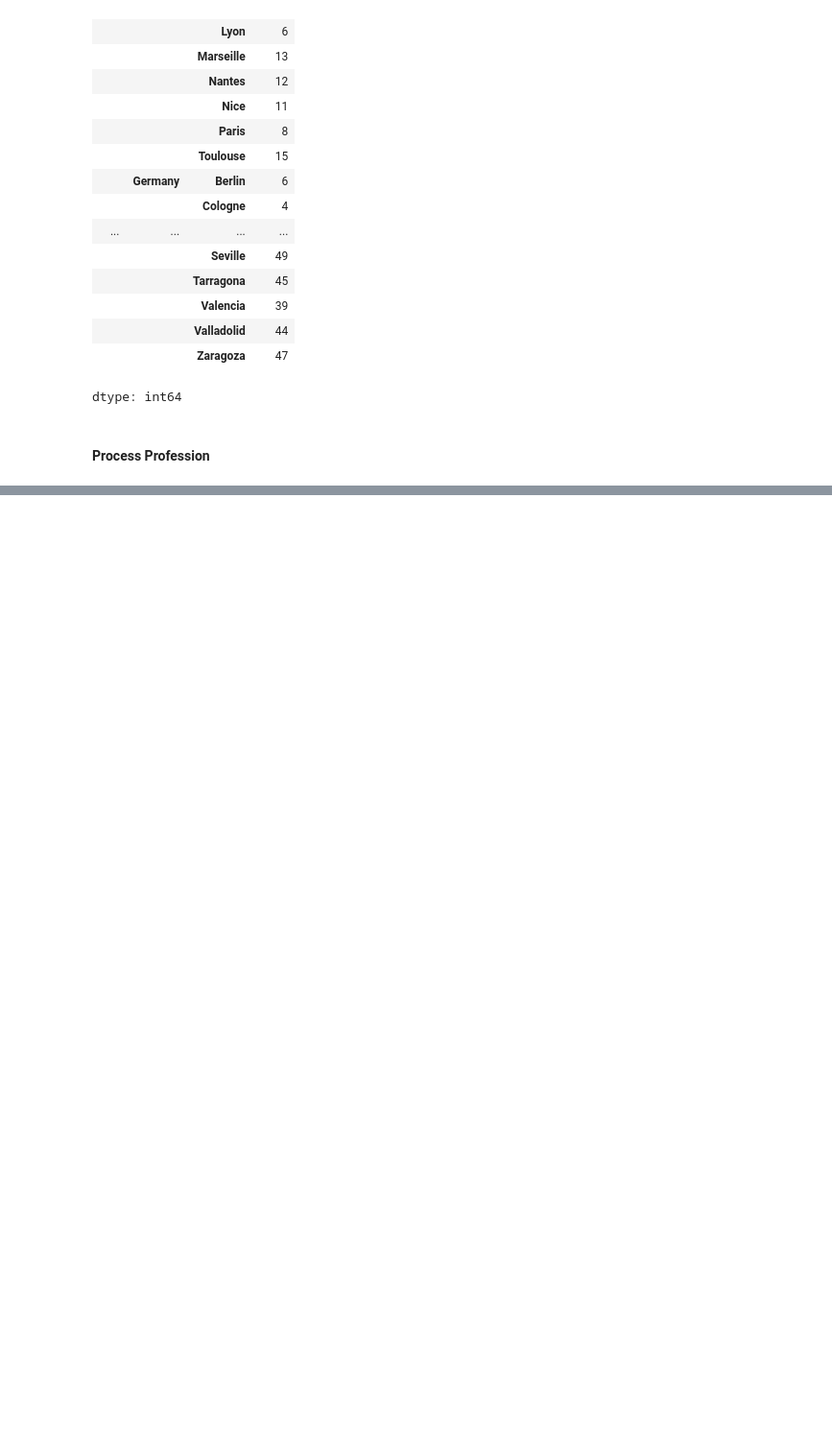
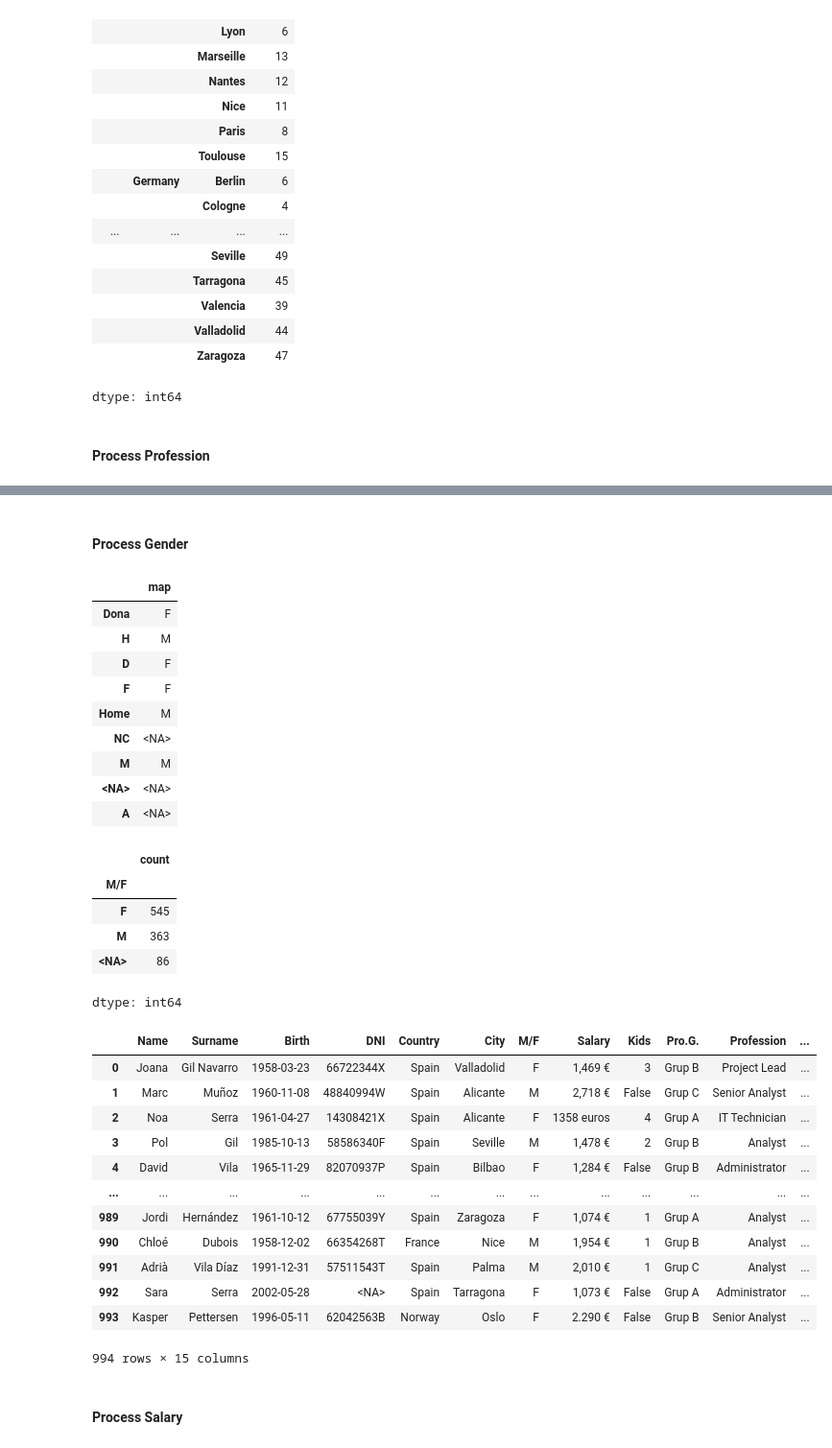
Before and after one commit to Horizon-A028/ITA, a Jupyter notebook: s8/S8.ipynb, the cells around one changed output, grey strips where cells are left out. Shown at 96% size. Cells and saved outputs as stored; diff of their text form; code cells hidden in the pictures; blank space fills up the shorter version.

```diff
--- a/s8/S8.ipynb
+++ b/s8/S8.ipynb
@@ -761,7 +766,7 @@ display(s809)
 class Kids:
   def __init__(self, kids: bool, num: int):
     self.kids = kids
-    self.num  = num
+    self.num  = int(num)
     if not kids and num > 0:
       raise Exception(f"Invalid combination: {kids}, {num}")
     if kids and num == 0:
@@ -1130,3 +1139,60 @@ dtype: int64
 | 992 | Sara | Serra | 2002-05-28 | <NA> | Spain | Tarragona | D | 1,073 € | False | Grup A | Administrator | ... |
 | 993 | Kasper | Pettersen | 1996-05-11 | 62042563B | Norway | Oslo | D | 2.290 € | False | Grup B | Senior Analyst | ... |
 994 rows × 15 columns
+# %% [markdown]
+#### Process Gender
+# %%
+def process_gender(df: DataFrame) -> DataFrame:
+  VOC: dict[str, str] = {
+    "M": "M",
+    "F": "F",
+    "H": "M",
+    "D": "F",
+    "Home": "M",
+    "Dona": "F",
+    "Male": "M",
+    "Female": "F"
+  }
+  def helper(s: str | NAType) -> str | NAType:
+    return VOC[s] if s in VOC else pd.NA
+  display_mappings(df["M/F"].unique(), helper)
+  def helper_row(row: Series) -> Series:
+    row["M/F"] = helper(row["M/F"])
+    return row
+  return df.apply(helper_row, axis=1)
+
+s814 = process_gender(s813.copy())
+display(s814["M/F"].value_counts(dropna=False))
+display(s814)
+# %% [output]
+|  | map |
+| Dona | F |
+| H | M |
+| D | F |
+| F | F |
+| Home | M |
+| NC | <NA> |
+| M | M |
+| <NA> | <NA> |
+| A | <NA> |
+|  | count |
+| M/F |  |
+| F | 545 |
+| M | 363 |
+| <NA> | 86 |
+dtype: int64
+|  | Name | Surname | Birth | DNI | Country | City | M/F | Salary | Kids | Pro.G. | Profession | ... |
+| 0 | Joana | Gil Navarro | 1958-03-23 | 66722344X | Spain | Valladolid | F | 1,469 € | 3 | Grup B | Project Lead | ... |
+| 1 | Marc | Muñoz | 1960-11-08 | 48840994W | Spain | Alicante | M | 2,718 € | False | Grup C | Senior Analyst | ... |
+| 2 | Noa | Serra | 1961-04-27 | 14308421X | Spain | Alicante | F | 1358 euros | 4 | Grup A | IT Technician | ... |
+| 3 | Pol | Gil | 1985-10-13 | 58586340F | Spain | Seville | M | 1,478 € | 2 | Grup B | Analyst | ... |
+| 4 | David | Vila | 1965-11-29 | 82070937P | Spain | Bilbao | F | 1,284 € | False | Grup B | Administrator | ... |
+| ... | ... | ... | ... | ... | ... | ... | ... | ... | ... | ... | ... | ... |
+| 989 | Jordi | Hernández | 1961-10-12 | 67755039Y | Spain | Zaragoza | F | 1,074 € | 1 | Grup A | Analyst | ... |
+| 990 | Chloé | Dubois | 1958-12-02 | 66354268T | France | Nice | M | 1,954 € | 1 | Grup B | Analyst | ... |
+| 991 | Adrià | Vila Díaz | 1991-12-31 | 57511543T | Spain | Palma | M | 2,010 € | 1 | Grup C | Analyst | ... |
+| 992 | Sara | Serra | 2002-05-28 | <NA> | Spain | Tarragona | F | 1,073 € | False | Grup A | Administrator | ... |
+| 993 | Kasper | Pettersen | 1996-05-11 | 62042563B | Norway | Oslo | F | 2.290 € | False | Grup B | Senior Analyst | ... |
+994 rows × 15 columns
+# %% [markdown]
+#### Process Salary
```
Also changed, not shown: parts of 10 cells of this notebook.
